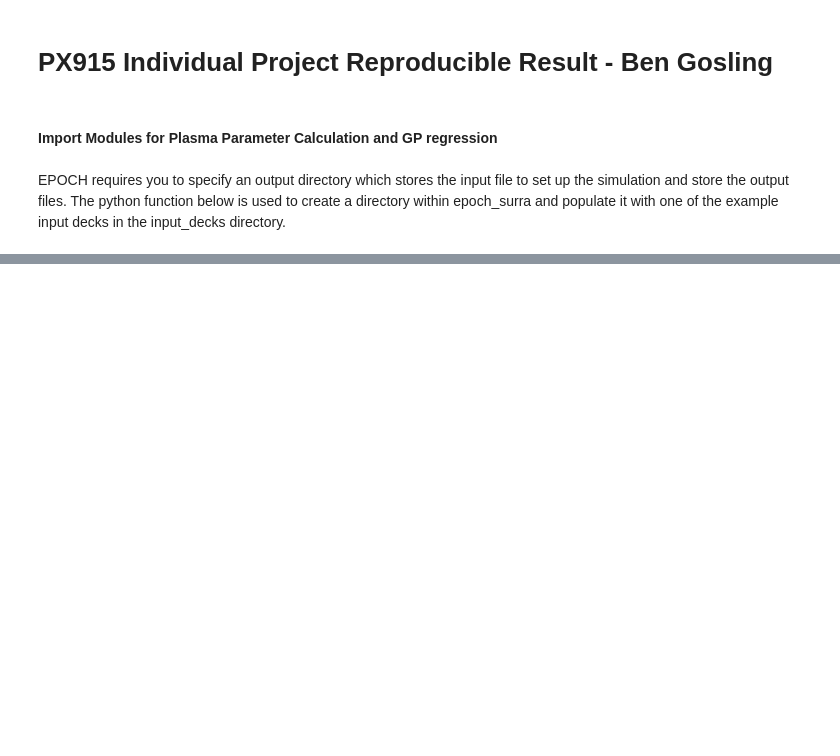
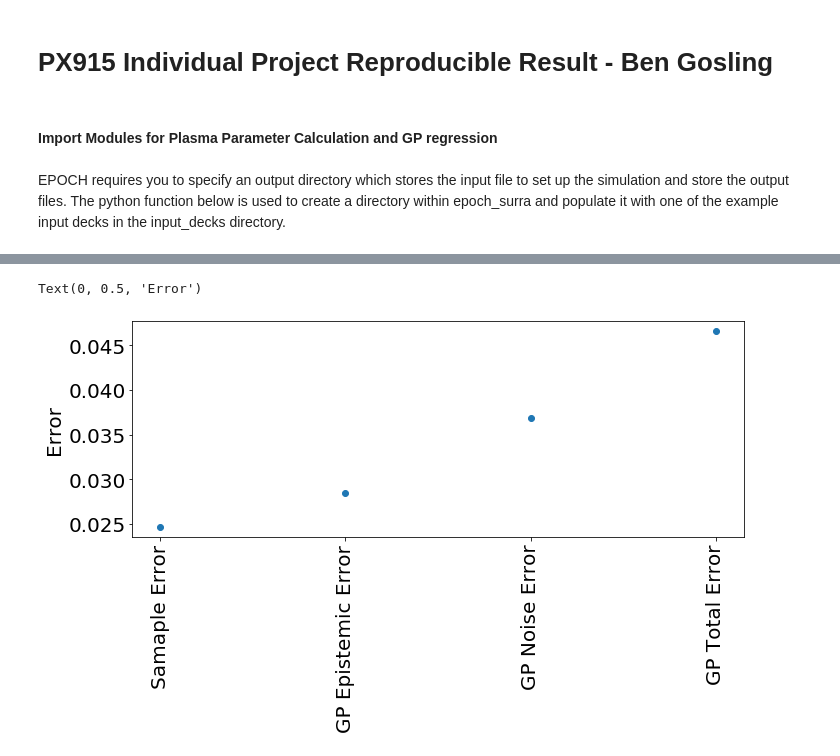
Before and after one commit to gosling123/PX915_Reproducible_Result, a Jupyter notebook: reproducible_result.ipynb, the cells around one changed output, grey strips where cells are left out. Drawn from its saved outputs; the diff is of its cells as text; code cells hidden in the pictures; blank space fills up the shorter version.

```diff
--- a/reproducible_result.ipynb
+++ b/reproducible_result.ipynb
@@ -162,7 +205,8 @@ def get_bsrs(dir, ncells = 10, refelctivity = True):
     else:
         return S_av
 # %%
-P_data = np.array()
+P_data = np.array([])
 for dir in dirs:
     P = get_bsrs(dir, ncells = 10, refelctivity=True)
+    print(f'result for dir = {dir}, P = {P}')
     P_data = np.append(P_data, P)
@@ -169,6 +224,6 @@ for dir in dirs:
 # %%
 P_mean = np.mean(P_data)
-P_var = np.mean(P_data)
+P_var = np.var(P_data)
 P_err = 2.0*np.sqrt(P_var)
 
 print(f'Mean reflectivity = {P_mean} W/cm^2')
@@ -178,7 +237,7 @@ print(f'Error in reflectivity = {P_err} W/cm^2')
 input_file = 'Training_data/train_inputs.json'
 output_file = 'Training_data/train_outputs_mean.json'
 var_file = 'Training_data/train_outputs_var.json'
-train_frac = 0.1
+train_frac = 0.2
 # %%
 gp = LPI_GP(input_file=input_file, output_file=output_file,\
             var_file=var_file, train_frac=train_frac)
@@ -224,15 +292,13 @@ Y_star, V_epi, V_noise = gp.GP_predict(X_star = np.array([intensity])[:,None], g
 error_epi = 2.0*np.sqrt(V_epi)
 error_noise = 2.0*np.sqrt(V_noise)
 error_tot = 2.0*np.sqrt(V_epi + V_noise)
-# %%
-# per_diff_epi = (np.abs((error_epi - P_err))/P_err)*100
-# per_diff_noise = (np.abs((error_noise - P_err))/P_err)*100
-# per_diff_total = (np.abs((error_tot - P_err))/P_err)*100
-P_err = V_noise
-err_compare = [P_err, V_epi, V_noise, V_noise]
 # %%
+err_compare = [P_err, error_epi, error_noise, error_tot]
 # plot scaled sensitivities
 fig, ax = plt.subplots(figsize=(10,6))
 ax.plot(['Samaple Error', 'GP Epistemic Error', 'GP Noise Error', 'GP Total Error'], err_compare, 'o')
 ax.set_xticklabels(['Samaple Error', 'GP Epistemic Error', 'GP Noise Error', 'GP Total Error'], rotation=90)
 ax.set_ylabel(r'Error')
+# %% [output]
+Text(0, 0.5, 'Error')
+[figure, added]
```
Also changed, not shown: parts of 9 cells of this notebook, 2 other files.
